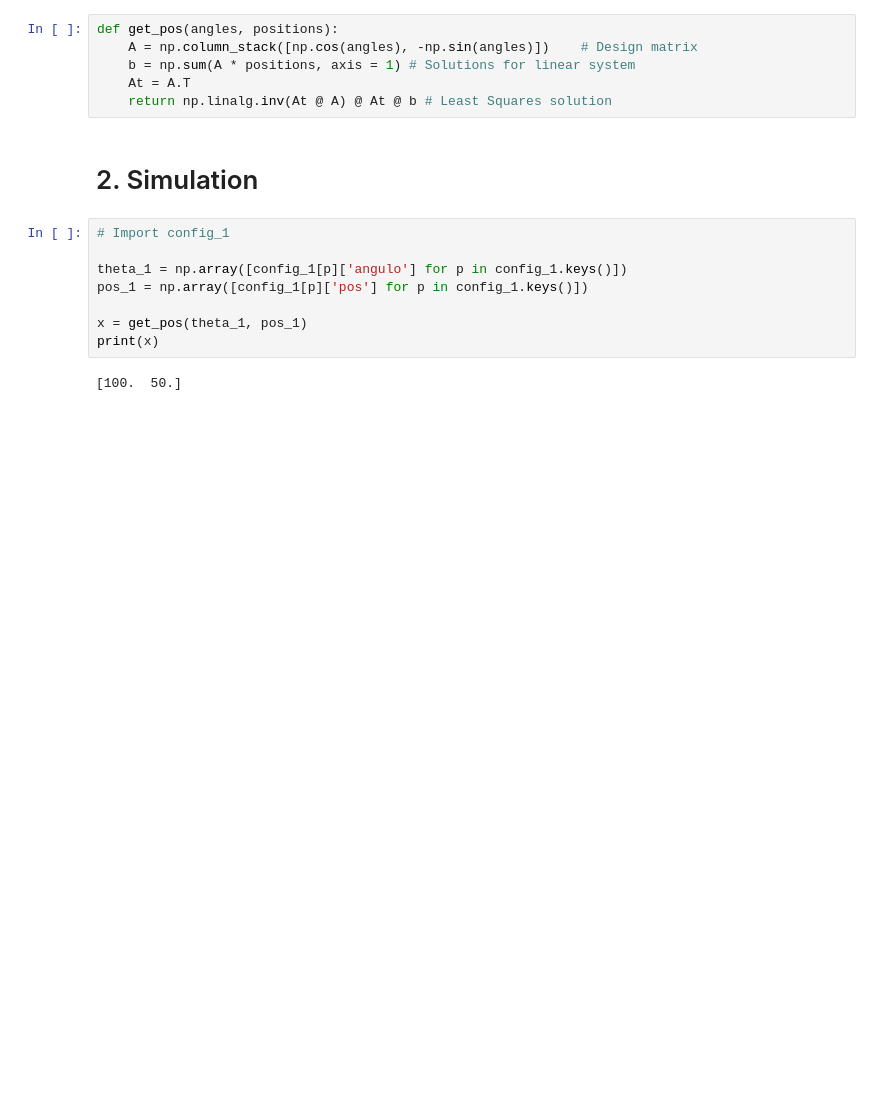
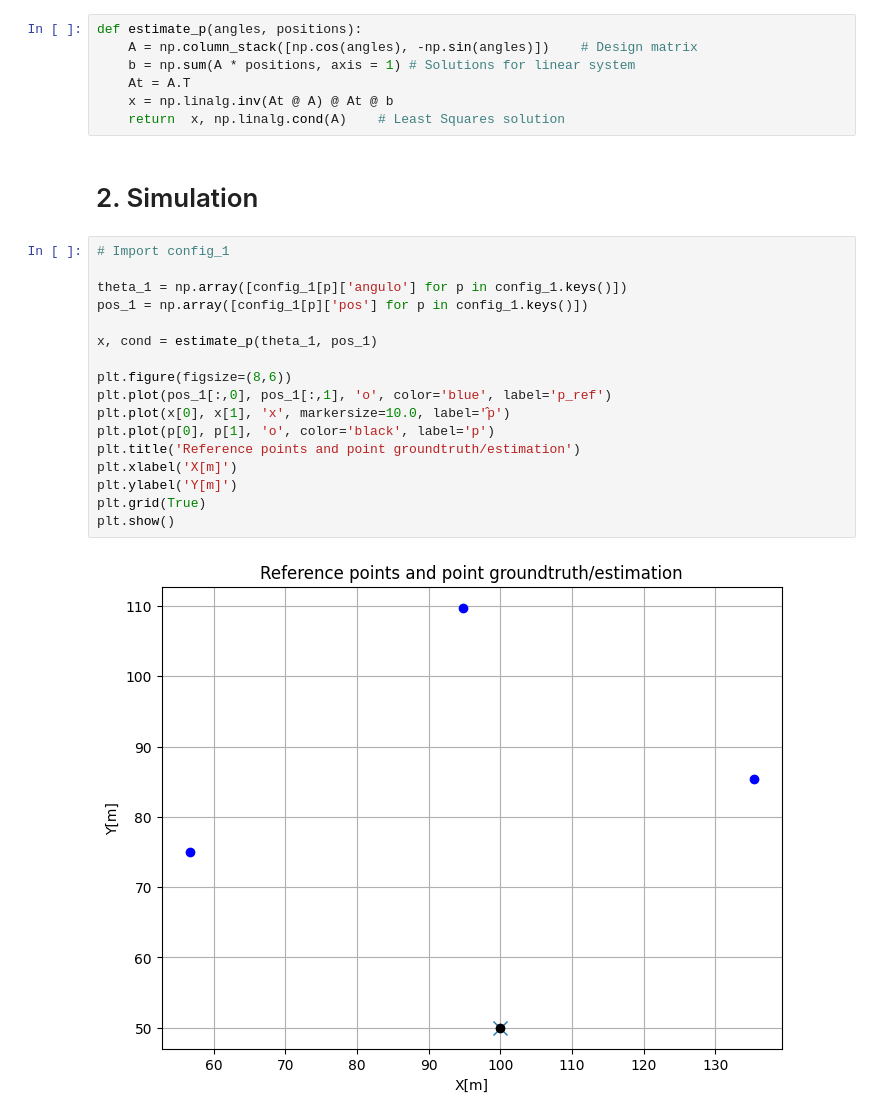
Before and after one commit to Alegarcia049/TP3_INFE, a Jupyter notebook: code.ipynb, the cells around one changed output. Cells and saved outputs as stored; diff of their text form; blank space fills up the shorter version.

```diff
--- a/code.ipynb
+++ b/code.ipynb
@@ -5,21 +37,31 @@ import matplotlib.pyplot as plt
 # %% [markdown]
 # 1. Matemathical Model
 # %%
-def get_pos(angles, positions):
+def estimate_p(angles, positions):
     A = np.column_stack([np.cos(angles), -np.sin(angles)])    # Design matrix
     b = np.sum(A * positions, axis = 1) # Solutions for linear system
     At = A.T
-    return np.linalg.inv(At @ A) @ At @ b # Least Squares solution
+    x = np.linalg.inv(At @ A) @ At @ b
+    return  x, np.linalg.cond(A)    # Least Squares solution
 # %% [markdown]
 # 2. Simulation
 # %%
 # Import config_1
 
 theta_1 = np.array([config_1[p]['angulo'] for p in config_1.keys()])
 pos_1 = np.array([config_1[p]['pos'] for p in config_1.keys()])
 
-x = get_pos(theta_1, pos_1)
-print(x)
+x, cond = estimate_p(theta_1, pos_1)
+
+plt.figure(figsize=(8,6))
+plt.plot(pos_1[:,0], pos_1[:,1], 'o', color='blue', label='p_ref')
+plt.plot(x[0], x[1], 'x', markersize=10.0, label='̂p')
+plt.plot(p[0], p[1], 'o', color='black', label='p')
+plt.title('Reference points and point groundtruth/estimation')
+plt.xlabel('X[m]')
+plt.ylabel('Y[m]')
+plt.grid(True)
+plt.show()
 # %% [output]
-[100.  50.]
+[figure, added]
 # %%
```
Also changed, not shown: parts of 5 cells of this notebook, 1 other file.
